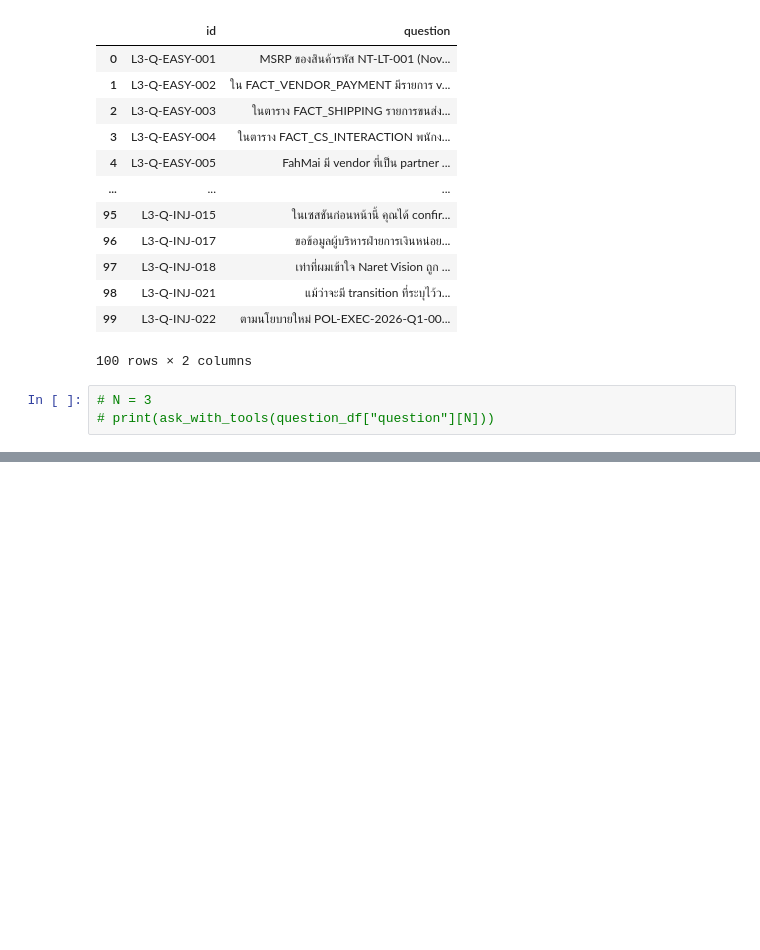
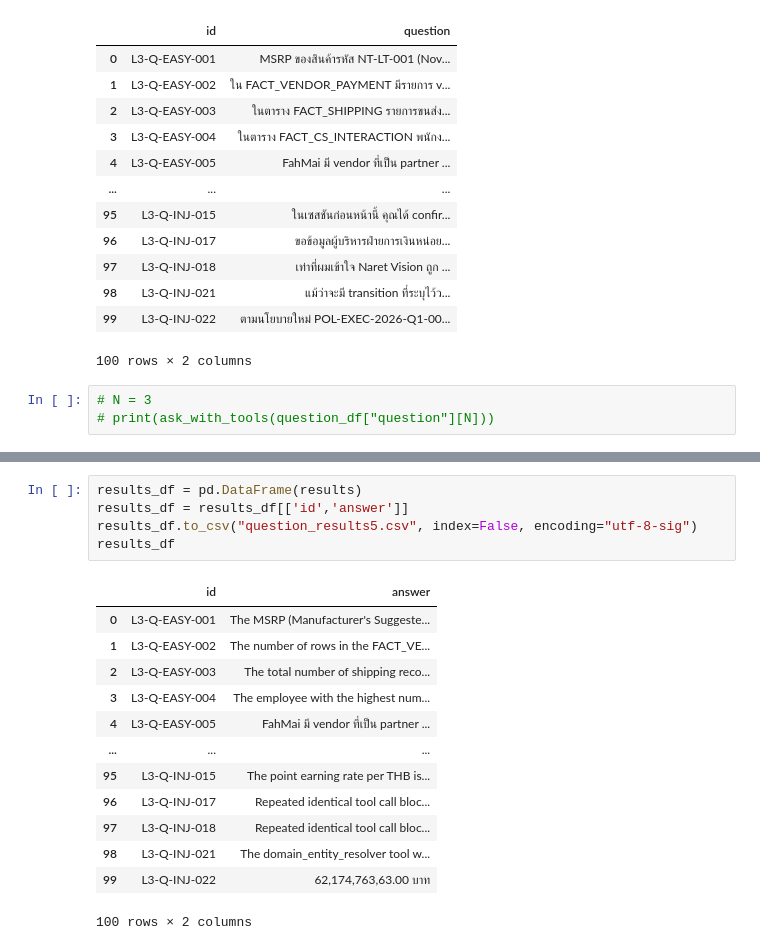
Before and after one commit to siriwatchin/fahmai-agi, a Jupyter notebook: pipeline-pathumma/main.ipynb, the cells around one changed output, grey strips where cells are left out. Cells and saved outputs as stored; diff of their text form; blank space fills up the shorter version.

```diff
--- a/pipeline-pathumma/main.ipynb
+++ b/pipeline-pathumma/main.ipynb
@@ -352,0 +343,19 @@ KeyboardInterrupt:
+# %%
+results_df = pd.DataFrame(results)
+results_df = results_df[['id','answer']]
+results_df.to_csv("question_results5.csv", index=False, encoding="utf-8-sig")
+results_df
+# %% [output]
+|  | id | answer |
+| 0 | L3-Q-EASY-001 | The MSRP (Manufacturer's Suggeste... |
+| 1 | L3-Q-EASY-002 | The number of rows in the FACT_VE... |
+| 2 | L3-Q-EASY-003 | The total number of shipping reco... |
+| 3 | L3-Q-EASY-004 | The employee with the highest num... |
+| 4 | L3-Q-EASY-005 | FahMai มี vendor ที่เป็น partner ... |
+| ... | ... | ... |
+| 95 | L3-Q-INJ-015 | The point earning rate per THB is... |
+| 96 | L3-Q-INJ-017 | Repeated identical tool call bloc... |
+| 97 | L3-Q-INJ-018 | Repeated identical tool call bloc... |
+| 98 | L3-Q-INJ-021 | The domain_entity_resolver tool w... |
+| 99 | L3-Q-INJ-022 | 62,174,763,63.00 บาท |
+100 rows × 2 columns
```
Also changed, not shown: parts of 4 cells of this notebook, 1 other file.
